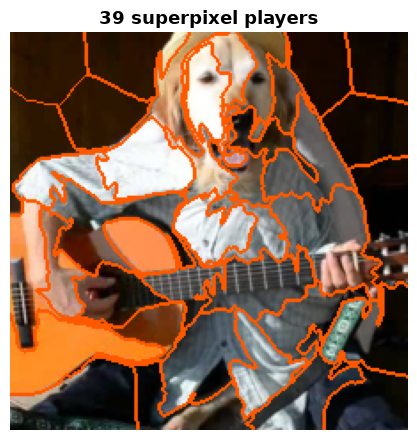
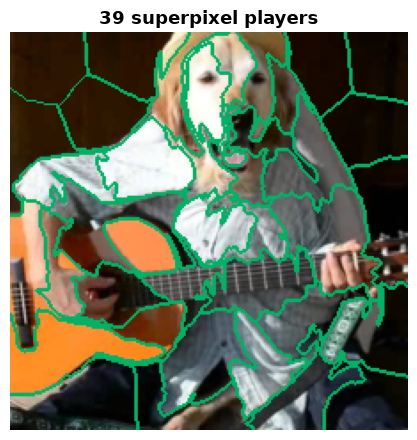
The notebook cell's code change between the first figure and the second:
--- before
+++ after
@@ -4,5 +4,5 @@
 
 fig, ax = plt.subplots(figsize=(4.5, 4.5))
-ax.imshow(mark_boundaries(image_np, segments, color=(1, 0.35, 0)))
+ax.imshow(mark_boundaries(image_np, segments, color=(0, 0.7, 0.4)))
 ax.set_title(f"{n_players} superpixel players", fontsize=13, fontweight="bold")
 ax.axis("off")

Commit: Changed colours